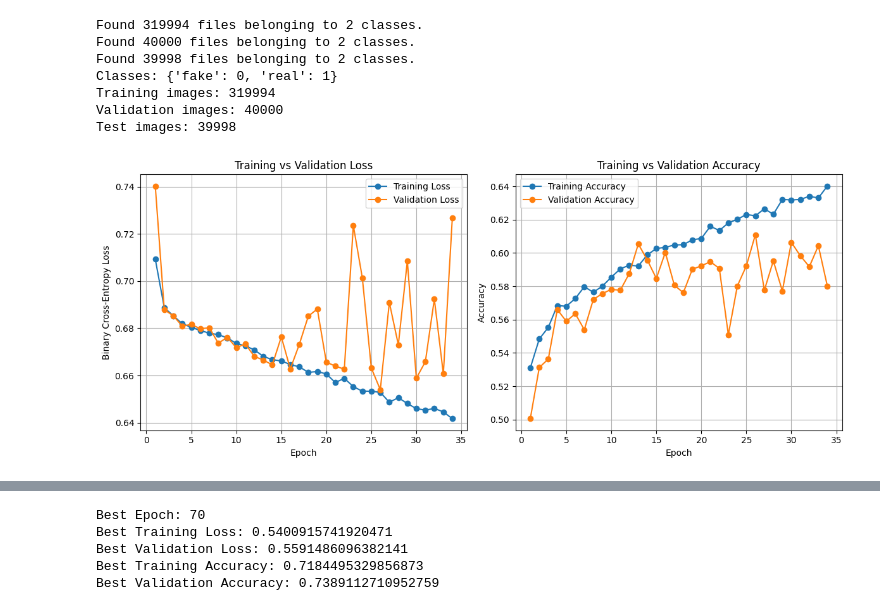
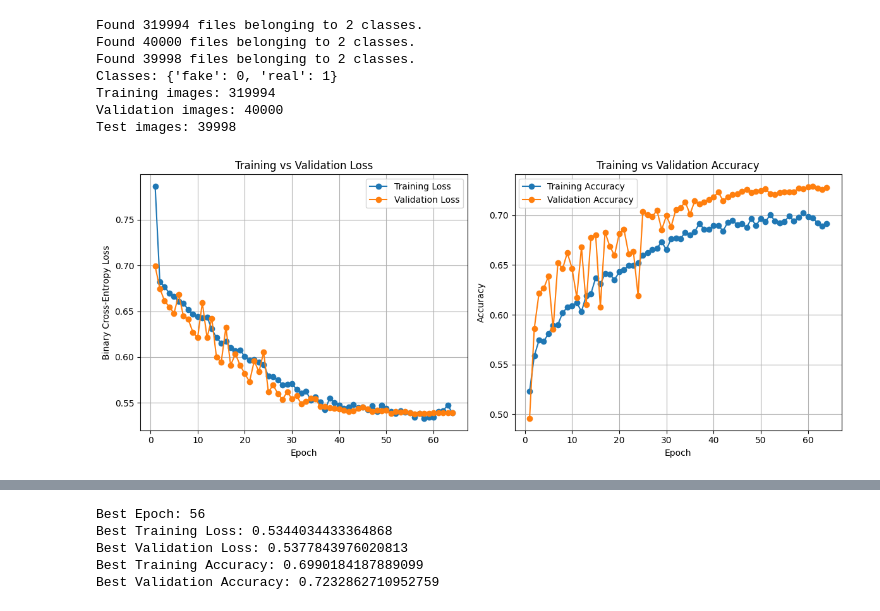
Before and after one commit to a-little-black-cat/DeepLearningProject, a Jupyter notebook: face_classif.ipynb, the cells around one changed output, grey strips where cells are left out. Drawn from its saved outputs; the diff is of its cells as text; code cells hidden in the pictures.

Commit message:
Added lr_scheduler to the callbacks list, wasn't applied, fixed test_ds bug. (These are the best result settings yet, will change individual hyperparameters after this)

```diff
--- a/face_classif.ipynb
+++ b/face_classif.ipynb
@@ -106,7 +105,7 @@ val_full_ds = tf.keras.utils.image_dataset_from_directory(
 )
 
 # Test set stays unshuffled so predictions line up with test_ds.file_paths
-test_ds = tf.keras.utils.image_dataset_from_directory(
+test_full_ds = tf.keras.utils.image_dataset_from_directory(
     str(test_dir),
     image_size=IMG_SIZE,
     batch_size=batch_size,
@@ -118,7 +117,7 @@ class_names = train_full_ds.class_names
 print("Classes:", {name: i for i, name in enumerate(class_names)})
 print("Training images:", len(train_full_ds.file_paths))
 print("Validation images:", len(val_full_ds.file_paths))
-print("Test images:", len(test_ds.file_paths))
+print("Test images:", len(test_full_ds.file_paths))
 # %% [output]
 Found 319994 files belonging to 2 classes.
 Found 40000 files belonging to 2 classes.
@@ -265,7 +264,7 @@ val_ds = (val_full_ds
           .prefetch(AUTOTUNE))
 
 # Full test set, same preprocessing, for model.evaluate() later
-test_ds = test_ds.map(normalize, num_parallel_calls=AUTOTUNE).prefetch(AUTOTUNE)
+test_ds = test_full_ds.map(normalize, num_parallel_calls=AUTOTUNE).prefetch(AUTOTUNE)
 
 # Bumping up the kernel size
 model = Sequential()
@@ -277,32 +276,32 @@ model.add(MaxPooling2D(pool_size=(2, 2)))
 model.add(Conv2D(64, (3, 3), padding="same"))
 model.add(BatchNormalization())
 model.add(Activation('relu'))
 model.add(MaxPooling2D(pool_size=(2, 2)))
 
 model.add(Conv2D(128, (3, 3), padding="same"))
 model.add(BatchNormalization())
 model.add(Activation('relu'))
 model.add(MaxPooling2D(pool_size=(2, 2)))
 
 model.add(Flatten())
 model.add(Dense(128))
 model.add(Activation('relu'))
 model.add(Dropout(0.5))
 model.add(Dense(1))
 model.add(Activation('sigmoid'))
 
 model.compile(loss='binary_crossentropy',
               optimizer=tf.keras.optimizers.Adam(learning_rate=3e-4),  # Higher initial LR which anneals as val loss plateaus
               metrics=['accuracy'])
 
 lr_scheduler = tf.keras.callbacks.ReduceLROnPlateau(monitor='val_loss', factor=0.5, patience=3, min_lr=1e-6, verbose=1)
 early_stopping = tf.keras.callbacks.EarlyStopping(monitor='val_loss',patience=8,restore_best_weights=True,verbose=1)
 live_plot = LiveTrainingPlot()
 # Stop early if val_loss stops improving, and restore the best epoch's weights
 callbacks = [
-    early_stopping, live_plot
+    early_stopping, lr_scheduler, live_plot
 ]
 
 history = model.fit(train_ds, validation_data=val_ds, epochs=epochs, callbacks=callbacks) # Save the training history
 # %% [output]
-[figure, old version]
+[figure, new version]
@@ -331,8 +330,8 @@ print(f"Best Validation Loss: {history.history['val_loss'][best_epoch]}")
 print(f"Best Training Accuracy: {history.history['accuracy'][best_epoch]}")
 print(f"Best Validation Accuracy: {history.history['val_accuracy'][best_epoch]}")
 # %% [output]
-Best Epoch: 70
-Best Training Loss: 0.5400915741920471
-Best Validation Loss: 0.5591486096382141
-Best Training Accuracy: 0.7184495329856873
-Best Validation Accuracy: 0.7389112710952759
+Best Epoch: 56
+Best Training Loss: 0.5344034433364868
+Best Validation Loss: 0.5377843976020813
+Best Training Accuracy: 0.6990184187889099
+Best Validation Accuracy: 0.7232862710952759
```
Also changed, not shown: parts of 3 cells of this notebook.
